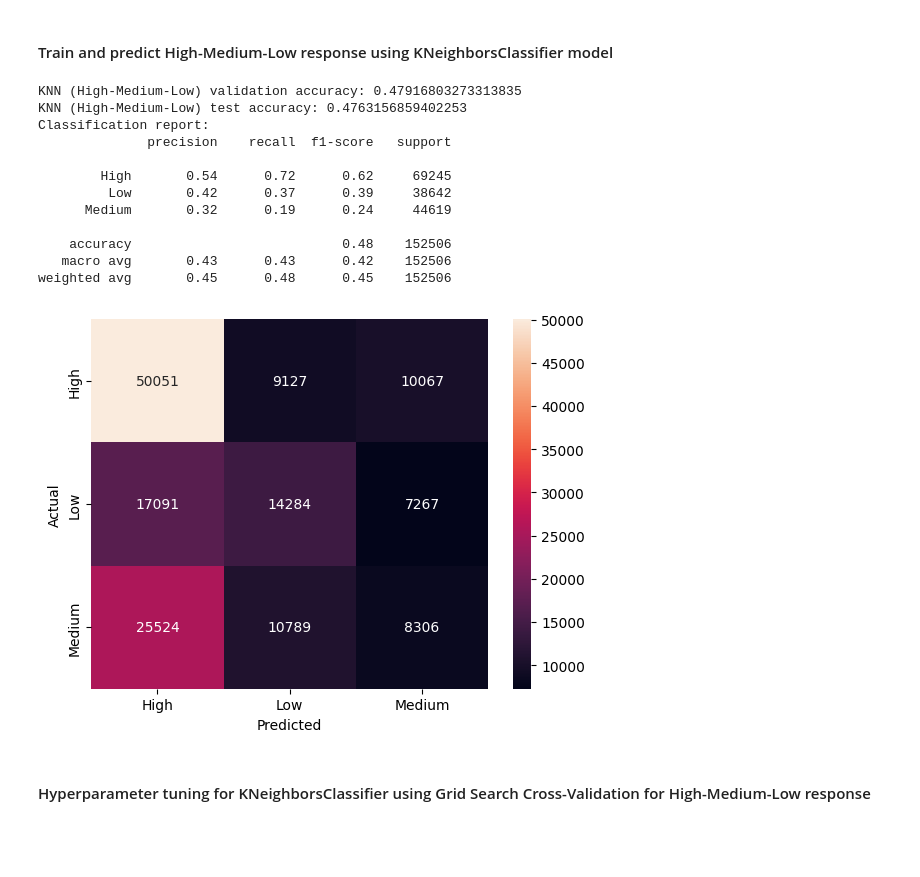
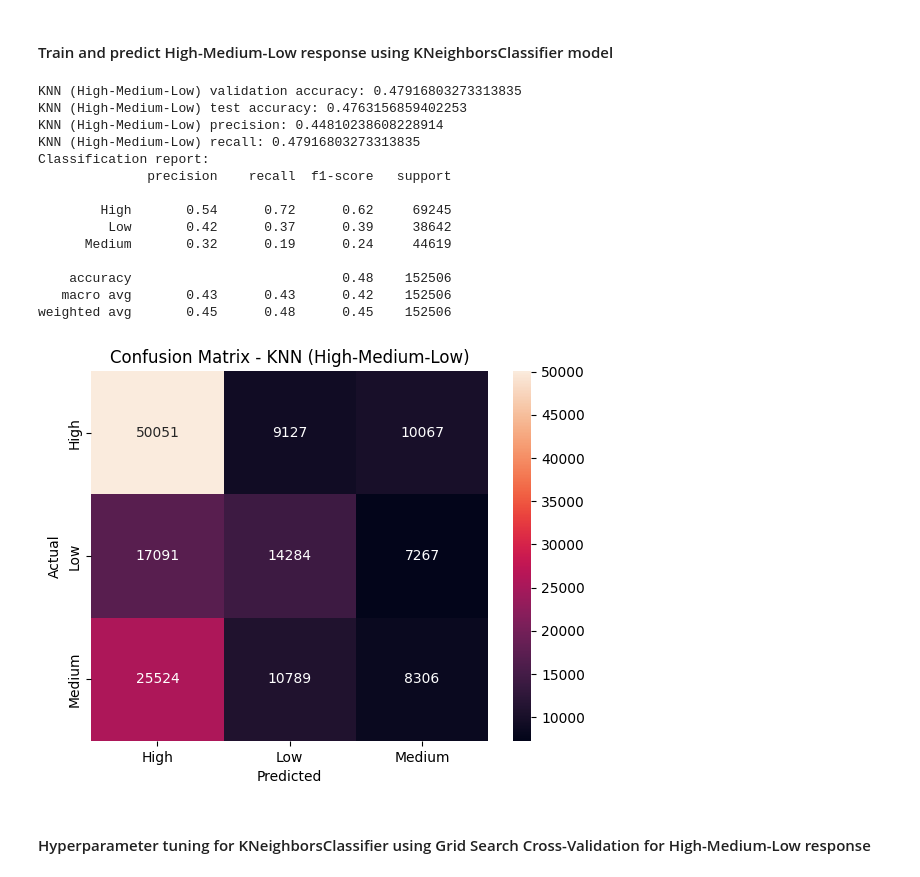
Before and after one commit to suxrobGM/cs6140-assignments, a Jupyter notebook: assignments/src/assignment2/notebook2.ipynb, the cells around one changed output. Saved outputs shown, nothing was run; the diff lists cells and outputs as text; code cells hidden in the pictures; blank space fills up the shorter version.

```diff
--- a/assignments/src/assignment2/notebook2.ipynb
+++ b/assignments/src/assignment2/notebook2.ipynb
@@ -680,37 +697,44 @@ y_test_pred = knn_hml.predict(X_hml_test)
 # Calculate accuracies
 accuracy_knn_hml = accuracy_score(y_hml_val, y_val_pred)
 test_accuracy_knn_hml = accuracy_score(y_hml_test, y_test_pred)
+precision_knn_hml = precision_score(y_hml_val, y_val_pred, average="weighted")
+recall_knn_hml = recall_score(y_hml_val, y_val_pred, average="weighted")
 
 print("KNN (High-Medium-Low) validation accuracy:", accuracy_knn_hml)
 print("KNN (High-Medium-Low) test accuracy:", test_accuracy_knn_hml)
+print("KNN (High-Medium-Low) precision:", precision_knn_hml)
+print("KNN (High-Medium-Low) recall:", recall_knn_hml)
 
 print("Classification report:")
 print(classification_report(y_hml_test, y_test_pred))
 
 # Plot Confusion Matrix
 cm = confusion_matrix(y_hml_test, y_test_pred)
 sns.heatmap(
     cm, annot=True, fmt="d",
     xticklabels=knn_hml.classes_, # type: ignore
     yticklabels=knn_hml.classes_ # type: ignore
 )
 plt.xlabel("Predicted")
 plt.ylabel("Actual")
+plt.title("Confusion Matrix - KNN (High-Medium-Low)")
 plt.show()
 # %% [output]
 KNN (High-Medium-Low) validation accuracy: 0.47916803273313835
 KNN (High-Medium-Low) test accuracy: 0.4763156859402253
+KNN (High-Medium-Low) precision: 0.44810238608228914
+KNN (High-Medium-Low) recall: 0.47916803273313835
 Classification report:
               precision    recall  f1-score   support
 
         High       0.54      0.72      0.62     69245
          Low       0.42      0.37      0.39     38642
       Medium       0.32      0.19      0.24     44619
 
     accuracy                           0.48    152506
    macro avg       0.43      0.43      0.42    152506
 weighted avg       0.45      0.48      0.45    152506
-[figure, old version]
+[figure, new version]
 # %% [markdown]
 #### Hyperparameter tuning for KNeighborsClassifier using Grid Search Cross-Validation for High-Medium-Low response
 # %%
```
Also changed, not shown: parts of 11 cells of this notebook.
